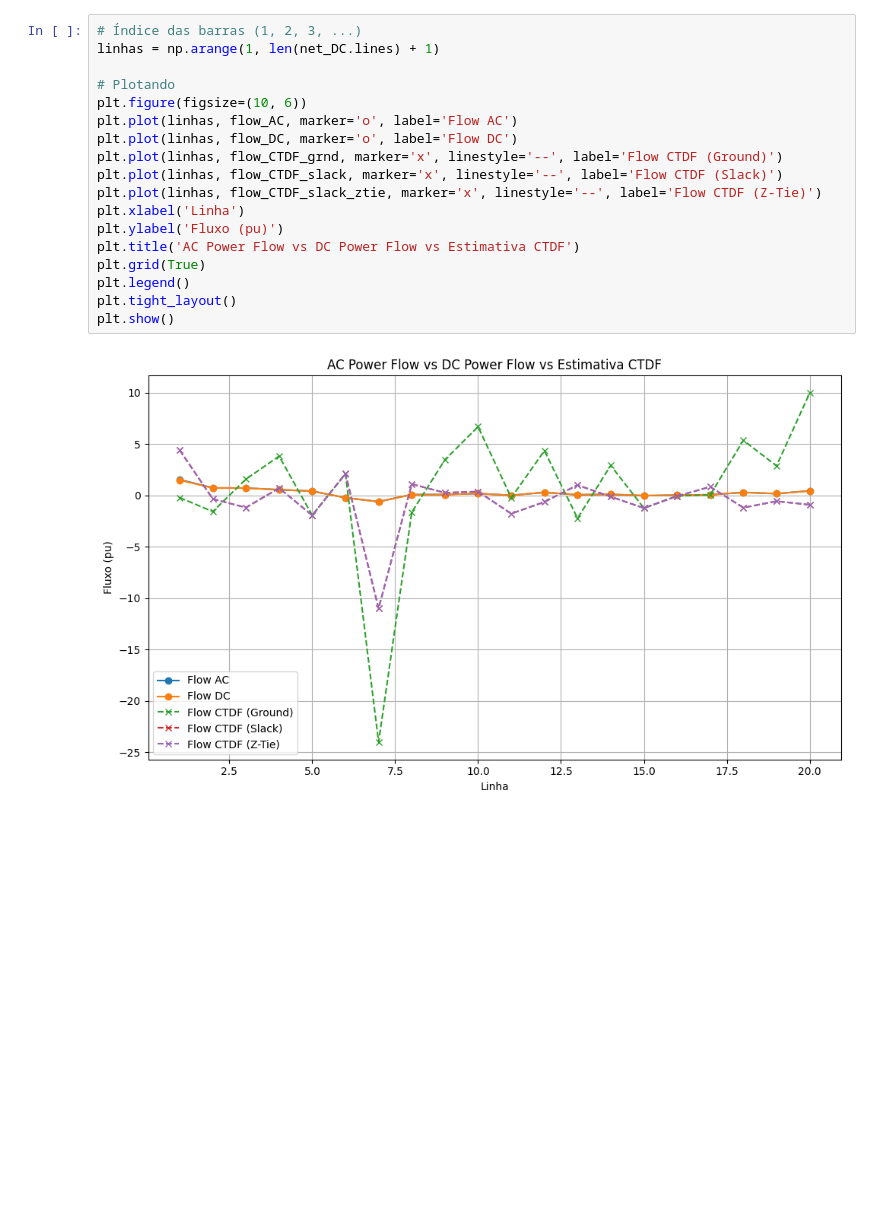
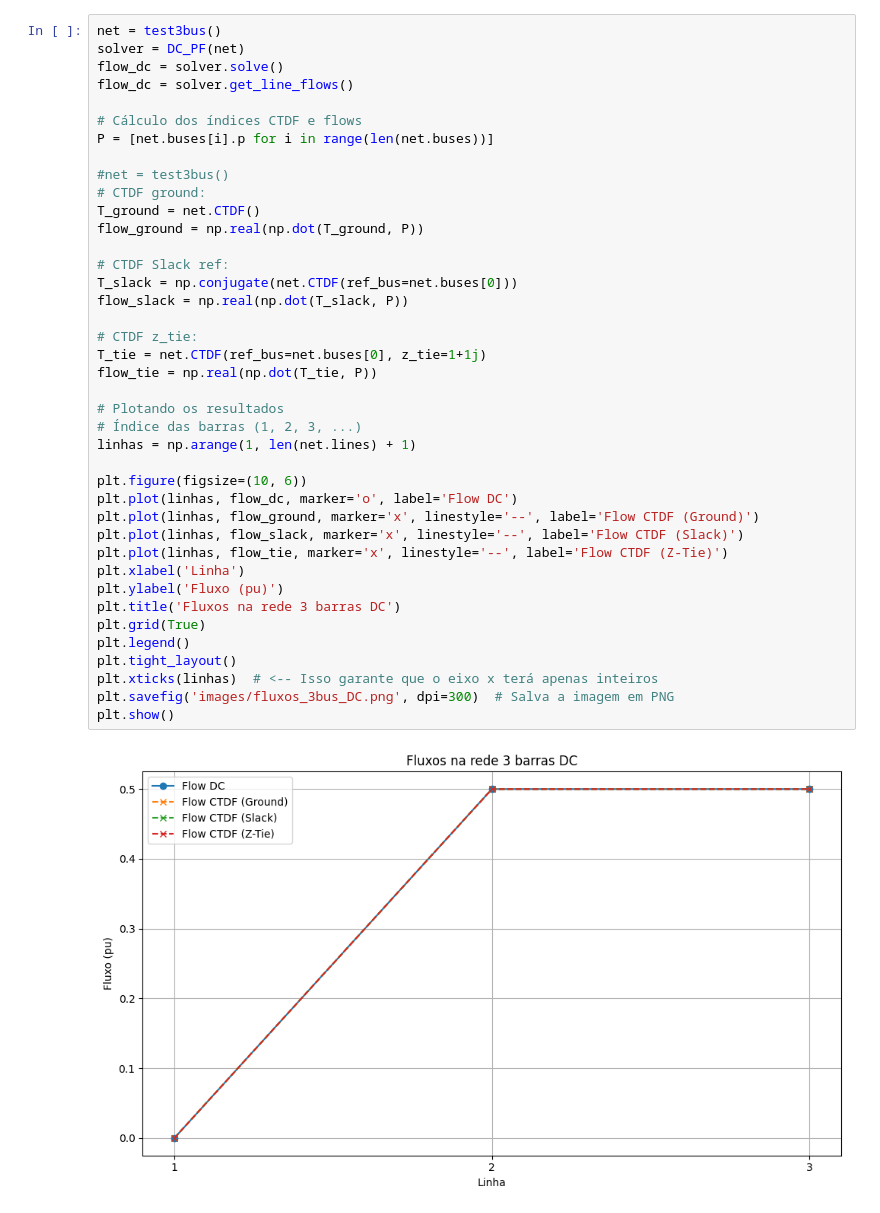
Before and after one commit to Gabriel-Halfeld-Limp/Power_Flow, a Jupyter notebook: main.ipynb, the cells around one changed output. Saved outputs shown, nothing was run; the diff lists cells and outputs as text; blank space fills up the shorter version.

Commit message:
implementação ctdf

```diff
--- a/main.ipynb
+++ b/main.ipynb
@@ -111,20 +13,42 @@ Fluxos de linha usando CTDF com Ztie = 1j:
 # %%
+net = test3bus()
+solver = DC_PF(net)
+flow_dc = solver.solve()
+flow_dc = solver.get_line_flows()
+
+# Cálculo dos índices CTDF e flows
+P = [net.buses[i].p for i in range(len(net.buses))]
+
+#net = test3bus()
+# CTDF ground:
+T_ground = net.CTDF()
+flow_ground = np.real(np.dot(T_ground, P))
+
+# CTDF Slack ref:
+T_slack = np.conjugate(net.CTDF(ref_bus=net.buses[0]))
+flow_slack = np.real(np.dot(T_slack, P))
+
+# CTDF z_tie:
+T_tie = net.CTDF(ref_bus=net.buses[0], z_tie=1+1j)
+flow_tie = np.real(np.dot(T_tie, P))
+
+# Plotando os resultados
 # Índice das barras (1, 2, 3, ...)
-linhas = np.arange(1, len(net_DC.lines) + 1)
+linhas = np.arange(1, len(net.lines) + 1)
 
-# Plotando
 plt.figure(figsize=(10, 6))
-plt.plot(linhas, flow_AC, marker='o', label='Flow AC')
-plt.plot(linhas, flow_DC, marker='o', label='Flow DC')
-plt.plot(linhas, flow_CTDF_grnd, marker='x', linestyle='--', label='Flow CTDF (Ground)')
-plt.plot(linhas, flow_CTDF_slack, marker='x', linestyle='--', label='Flow CTDF (Slack)')
-plt.plot(linhas, flow_CTDF_slack_ztie, marker='x', linestyle='--', label='Flow CTDF (Z-Tie)')
+plt.plot(linhas, flow_dc, marker='o', label='Flow DC')
+plt.plot(linhas, flow_ground, marker='x', linestyle='--', label='Flow CTDF (Ground)')
+plt.plot(linhas, flow_slack, marker='x', linestyle='--', label='Flow CTDF (Slack)')
+plt.plot(linhas, flow_tie, marker='x', linestyle='--', label='Flow CTDF (Z-Tie)')
 plt.xlabel('Linha')
 plt.ylabel('Fluxo (pu)')
-plt.title('AC Power Flow vs DC Power Flow vs Estimativa CTDF')
+plt.title('Fluxos na rede 3 barras DC')
 plt.grid(True)
 plt.legend()
 plt.tight_layout()
+plt.xticks(linhas)  # <-- Isso garante que o eixo x terá apenas inteiros
+plt.savefig('images/fluxos_3bus_DC.png', dpi=300)  # Salva a imagem em PNG
 plt.show()
 # %% [output]
-[figure, old version]
+[figure, new version]
```
Also changed, not shown: parts of 28 cells of this notebook, 28 other files.
